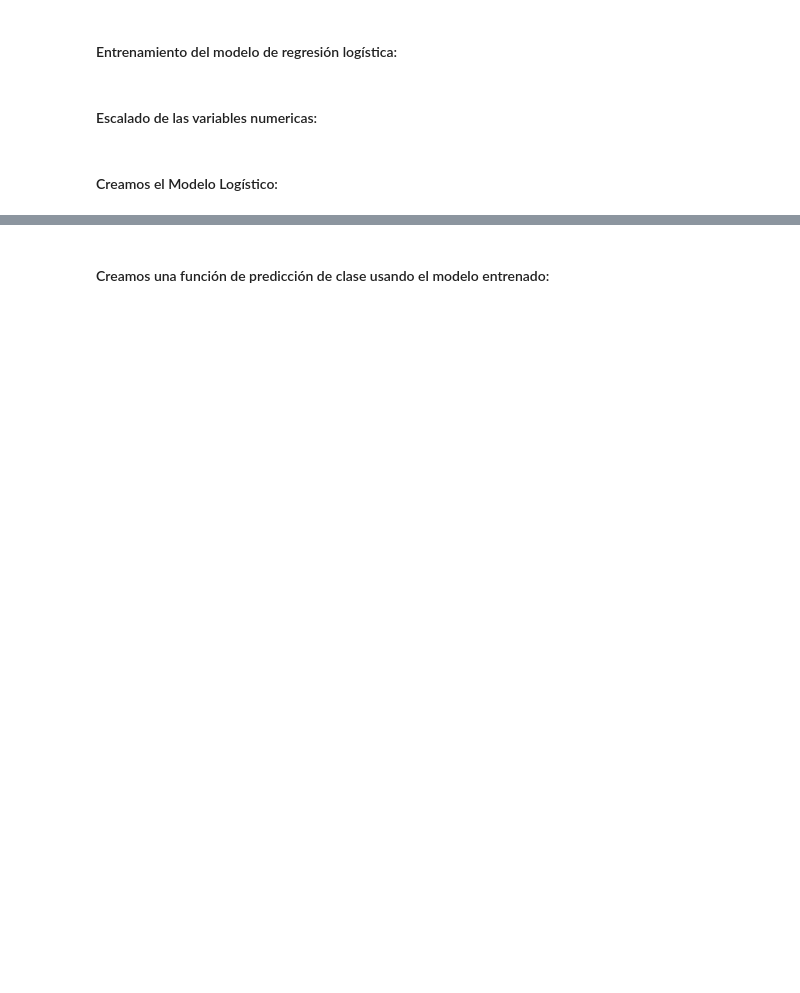
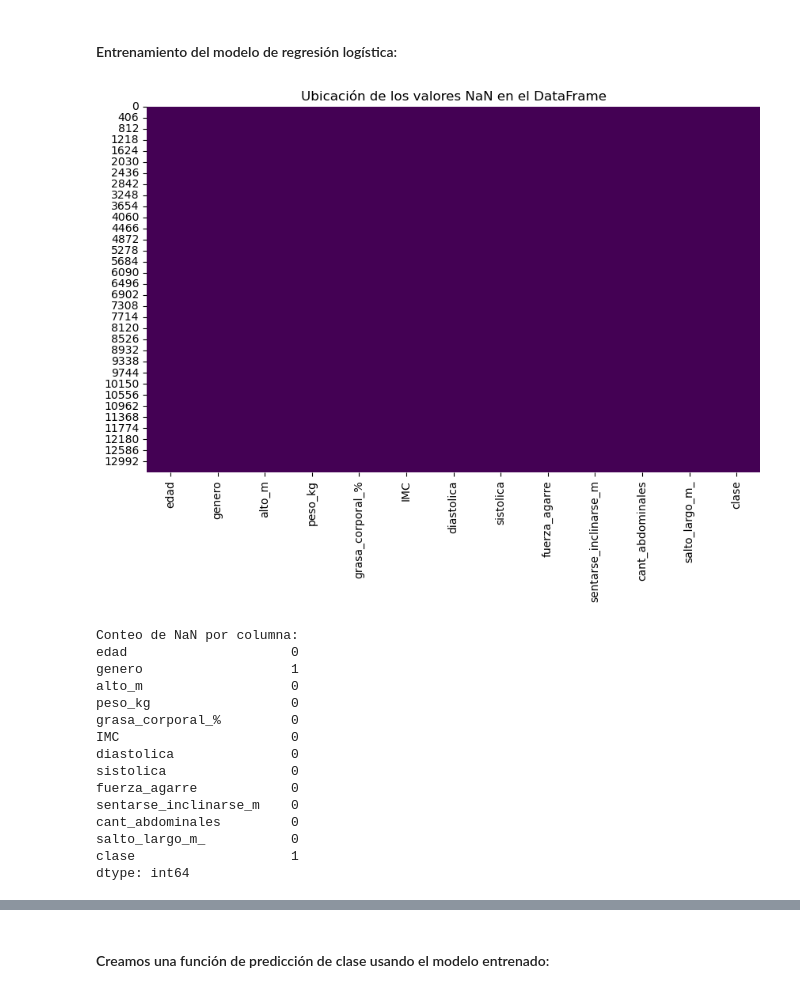
Before and after one commit to sosarodrigox/Grupo1-PP1, a Jupyter notebook: grupo1_pp1.ipynb, the cells around one changed output, grey strips where cells are left out. Drawn from its saved outputs; the diff is of its cells as text; code cells hidden in the pictures; blank space fills up the shorter version.

Commit message:
update finde largo

```diff
--- a/grupo1_pp1.ipynb
+++ b/grupo1_pp1.ipynb
@@ -331,2 +416,0 @@ X_train, X_test, y_train, y_test = train_test_split(X, y, test_size=0.2, random_
-# %% [markdown]
-#### Escalado de las variables numericas:
@@ -341,2 +417,38 @@ X_test_scaled = scaler.transform(X_test)
-# %% [markdown]
-#### Creamos el Modelo Logístico:
+# %%
+import pandas as pd
+import seaborn as sns
+import matplotlib.pyplot as plt
+
+# Supongamos que tu DataFrame se llama df
+# Usa isna() o isnull() para identificar los NaN
+nan_values = df_scaled.isna()
+
+# Suma los NaN para cada columna
+nan_counts = nan_values.sum()
+
+# Visualiza los NaN usando un heatmap
+plt.figure(figsize=(10, 6))
+sns.heatmap(nan_values, cbar=False, cmap='viridis')
+plt.title('Ubicación de los valores NaN en el DataFrame')
+plt.show()
+
+# Visualiza el conteo de NaN por columna
+print('Conteo de NaN por columna:')
+print(nan_counts)
+# %% [output]
+[figure, added]
+Conteo de NaN por columna:
+edad                     0
+genero                   1
+alto_m                   0
+peso_kg                  0
+grasa_corporal_%         0
+IMC                      0
+diastolica               0
+sistolica                0
+fuerza_agarre            0
+sentarse_inclinarse_m    0
+cant_abdominales         0
+salto_largo_m_           0
+clase                    1
+dtype: int64
```
Also changed, not shown: parts of 20 cells of this notebook, 1 other file.
